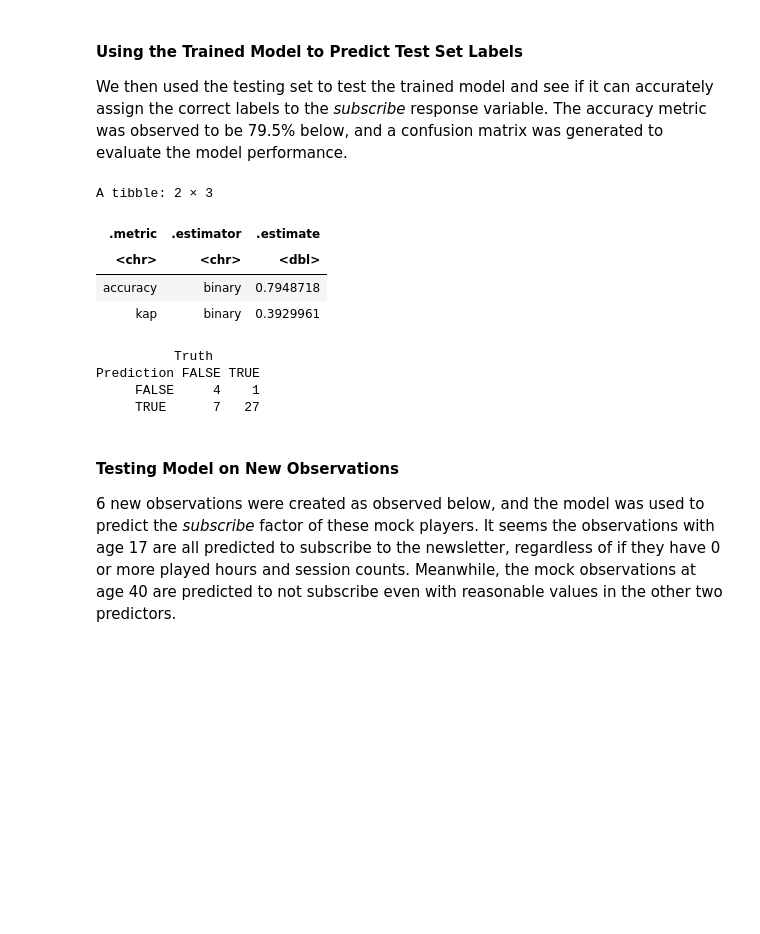
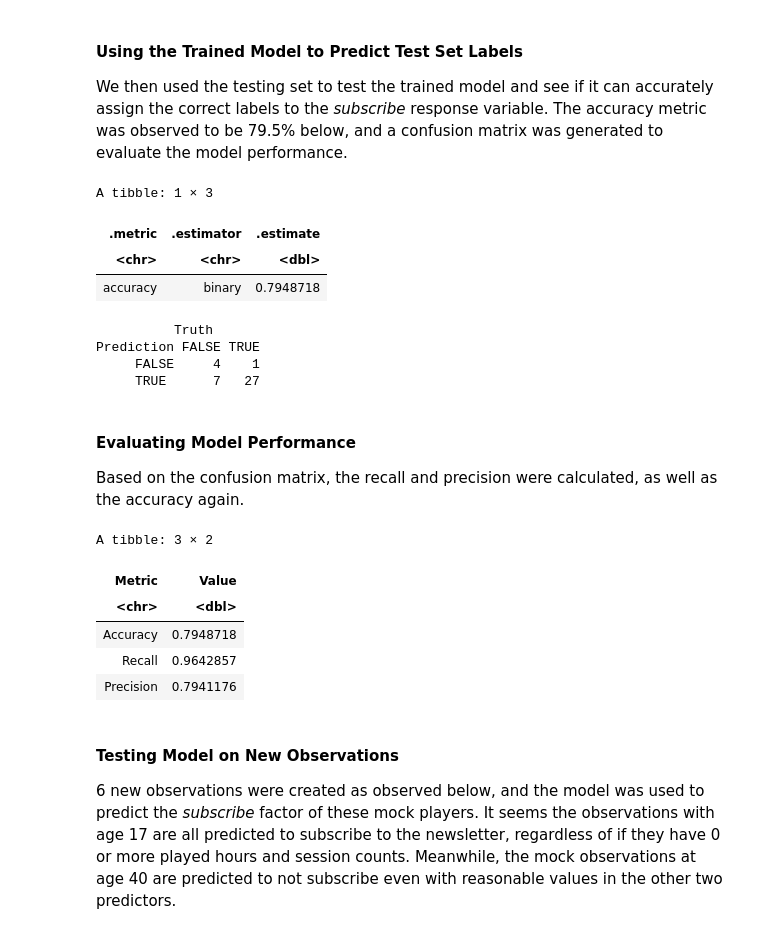
Before and after one commit to jane-wang-42/dsci100-project-group10, a Jupyter notebook: dsci100-project-group10.ipynb, the cells around one changed output. Cells and saved outputs as stored; diff of their text form; code cells hidden in the pictures; blank space fills up the shorter version.

Commit message:
Added confusion matrix eval

```diff
--- a/dsci100-project-group10.ipynb
+++ b/dsci100-project-group10.ipynb
@@ -274,10 +274,6 @@ We then used the testing set to test the trained model and see if it can accurat
 # %%
 player_predictions <- predict(player_fit, testing) |>
   bind_cols(testing)
-
-player_metrics <- player_predictions |>
-  metrics(truth = subscribe, estimate = .pred_class) |>
-  filter(.metric == "accuracy")
 
 player_conf_mat <- player_predictions |>
              conf_mat(truth = subscribe, estimate = .pred_class)
@@ -285,15 +281,45 @@ player_conf_mat <- player_predictions |>
 player_metrics
 player_conf_mat
 # %% [output]
-A tibble: 2 × 3
+A tibble: 1 × 3
 | .metric | .estimator | .estimate |
 | <chr> | <chr> | <dbl> |
 | accuracy | binary | 0.7948718 |
-| kap | binary | 0.3929961 |
           Truth
 Prediction FALSE TRUE
      FALSE     4    1
      TRUE      7   27
+# %% [markdown]
+#### Evaluating Model Performance
+Based on the confusion matrix, the recall and precision were calculated, as well as the accuracy again.
+# %%
+correct_pos_pred <- 27
+total_pos_pred <- 7 + 27
+total_pos_truth <- 1 + 27
+total_correct_pred <- 4 + 27
+total_pred <- 4 + 27 + 1 + 7
+
+player_metrics <- player_predictions |>
+  metrics(truth = subscribe, estimate = .pred_class) |>
+  filter(.metric == "accuracy")
+
+accuracy <- total_correct_pred / total_pred
+recall <- correct_pos_pred / total_pos_truth
+precision <- correct_pos_pred / total_pos_pred
+
+metric_table <- tibble(
+  Metric = c("Accuracy", "Recall", "Precision"),
+  Value = c(accuracy, recall, precision)
+)
+
+metric_table
+# %% [output]
+A tibble: 3 × 2
+| Metric | Value |
+| <chr> | <dbl> |
+| Accuracy | 0.7948718 |
+| Recall | 0.9642857 |
+| Precision | 0.7941176 |
 # %% [markdown]
 #### Testing Model on New Observations
 6 new observations were created as observed below, and the model was used to predict the _subscribe_ factor of these mock players. It seems the observations with age 17 are all predicted to subscribe to the newsletter, regardless of if they have 0 or more played hours and session counts. Meanwhile, the mock observations at age 40 are predicted to not subscribe even with reasonable values in the other two predictors.
```
Also changed, not shown: parts of 1 cell of this notebook.
